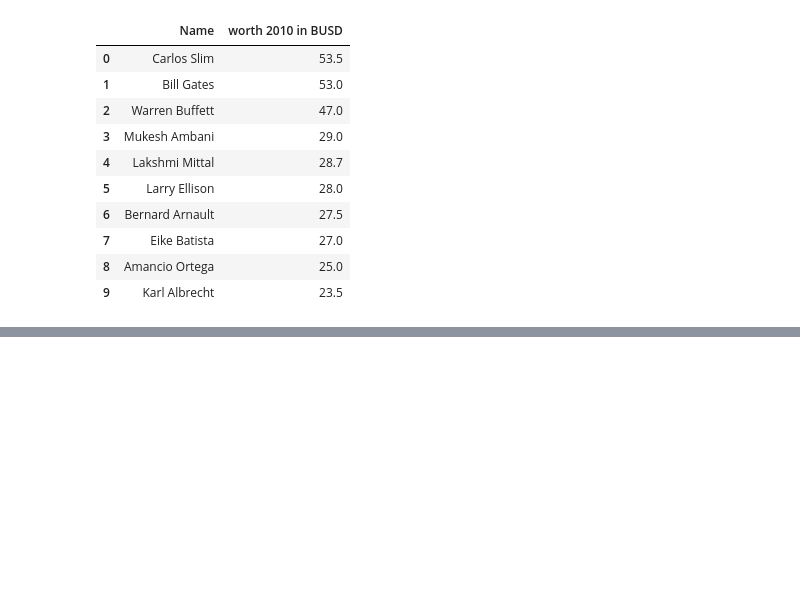
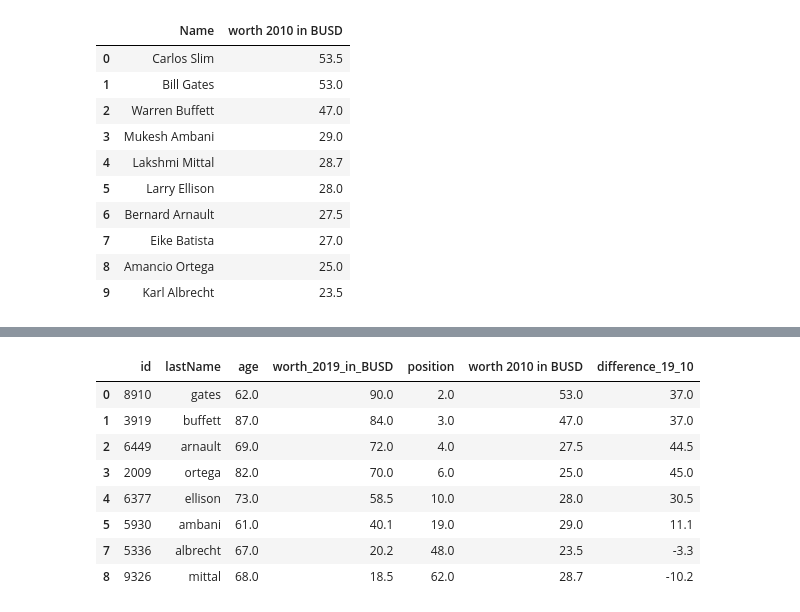
Before and after one commit to Emilioiron/Ironhack-Module-1-Project---Pandas-Python-Emilio-, a Jupyter notebook: notebooks/Notebook_2.ipynb, the cells around one changed output, grey strips where cells are left out. Drawn from its saved outputs; the diff is of its cells as text; code cells hidden in the pictures; blank space fills up the shorter version.

```diff
--- a/notebooks/Notebook_2.ipynb
+++ b/notebooks/Notebook_2.ipynb
@@ -126,11 +126,13 @@ def split_column(data_new):
     new = data_new['Name'].str.split(' ', n = 1, expand = True)
 
     # making separate last name column from new data frame
-    data_new['lastName']= new[1]
+    #data_new['lastName']= new[1]
 
     # Dropping old Name columns
-    data_new.drop(columns =['Name'], inplace = True)
-    return data_new
-data_new = split_column(data_new)
-data_new
+    new.drop(columns =[0], inplace = True)
+    #new[1] = new.rename['lastName']
+    new.rename(columns={1: 'lastName'}, inplace = True)
+    return new
+new = split_column(data_new)
+new
 # %% [output]
@@ -137,0 +150,8 @@ KeyError: 'Name'
+# %%
+def join(df1,df2):
+    data_new_2 = df1.join(df2)
+    data_new_2.drop(columns =['Name'], inplace = True)
+    #df_final = df.drop_duplicates(subset='lastName', keep='first')
+    return data_new_2
+data_new_2 = join(data_new, new)
+data_new_2
@@ -147,6 +199,6 @@ data_new.info()
 # %%
 def change_column_type_2(df):
     df['worth 2010 in BUSD'] = df['worth 2010 in BUSD'].astype(float)
-    return data_new
-data_new = change_column_type_2(data_new)
-data_new.dtypes
+    return data_new_2
+data_new_2 = change_column_type_2(data_new_2)
+data_new_2.dtypes
@@ -155,5 +211,5 @@ def final_table(df1,df2):
     df = pd.merge(df1, df2, on='lastName')
     df_final = df.drop_duplicates(subset='lastName', keep='first')
     return df_final
-df_final = final_table(data, data_new)
+df_final = final_table(data, data_new_2)
 df_final
@@ -168,10 +234,20 @@ def save_table(df):
 save_table(df_final)
 # %%
 def wealth_difference(df):
-    df_final['difference_19_10']= df_final['worth 2019 in BUSD']-df_final['worth 2010 in BUSD']
+    df_final['difference_19_10']= df_final['worth_2019_in_BUSD']- df_final['worth 2010 in BUSD']
     return df_final
 df_final = wealth_difference(df_final)
 df_final
+# %% [output]
+|  | id | lastName | age | worth_2019_in_BUSD | position | worth 2010 in BUSD | difference_19_10 |
+| 0 | 8910 | gates | 62.0 | 90.0 | 2.0 | 53.0 | 37.0 |
+| 1 | 3919 | buffett | 87.0 | 84.0 | 3.0 | 47.0 | 37.0 |
+| 2 | 6449 | arnault | 69.0 | 72.0 | 4.0 | 27.5 | 44.5 |
+| 3 | 2009 | ortega | 82.0 | 70.0 | 6.0 | 25.0 | 45.0 |
+| 4 | 6377 | ellison | 73.0 | 58.5 | 10.0 | 28.0 | 30.5 |
+| 5 | 5930 | ambani | 61.0 | 40.1 | 19.0 | 29.0 | 11.1 |
+| 7 | 5336 | albrecht | 67.0 | 20.2 | 48.0 | 23.5 | -3.3 |
+| 8 | 9326 | mittal | 68.0 | 18.5 | 62.0 | 28.7 | -10.2 |
 # %%
 title = 'Diference_BUSD'
 
```
Also changed, not shown: parts of 8 cells of this notebook, 4 other files.
